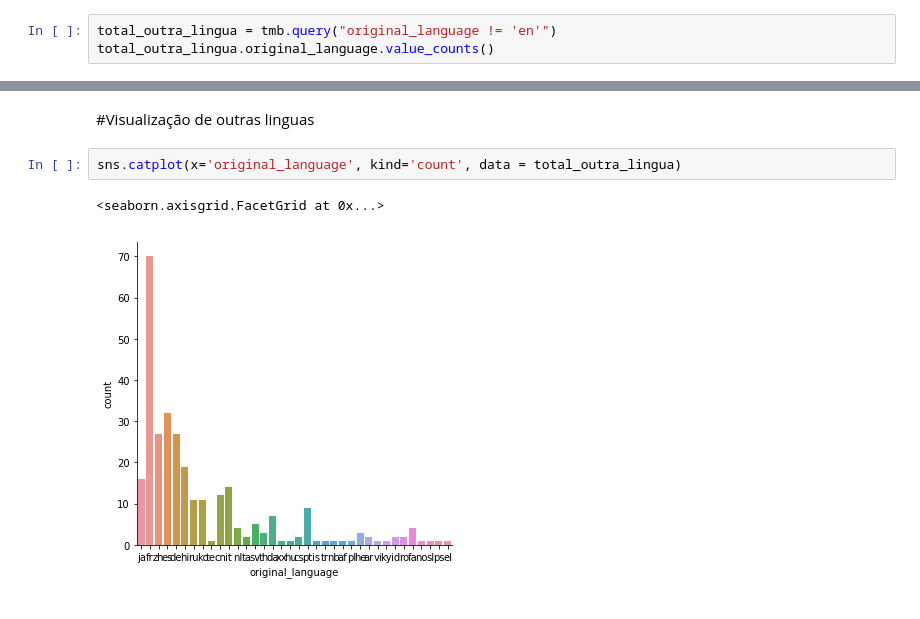
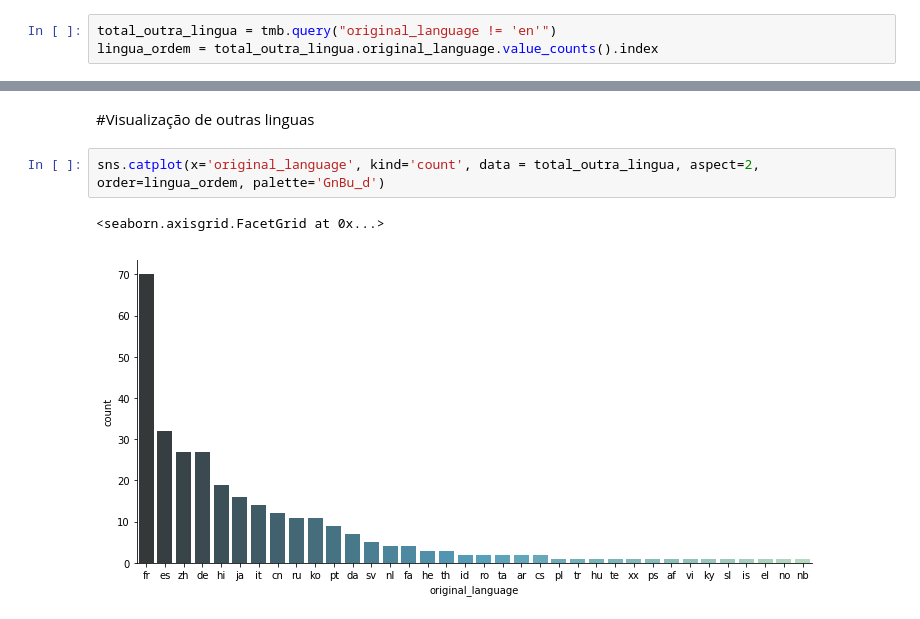
Before and after one commit to rafaelcamelo31/Introdu-o-a-Data-Science, a Jupyter notebook: Introdução_a_Data_Science.ipynb, the cells around one changed output, grey strips where cells are left out. Cells and saved outputs as stored; diff of their text form.

```diff
--- a/Introdução_a_Data_Science.ipynb
+++ b/Introdução_a_Data_Science.ipynb
@@ -224,4 +224,4 @@ sns.barplot(x='lingua', y='total', data = dados)
 [figure]
 # %%
 total_outra_lingua = tmb.query("original_language != 'en'")
-total_outra_lingua.original_language.value_counts()
+lingua_ordem = total_outra_lingua.original_language.value_counts().index
@@ -246,7 +228,7 @@ Name: original_language, dtype: int64
 # %% [markdown]
 #Visualização de outras linguas
 # %%
-sns.catplot(x='original_language', kind='count', data = total_outra_lingua)
+sns.catplot(x='original_language', kind='count', data = total_outra_lingua, aspect=2, order=lingua_ordem, palette='GnBu_d')
 # %% [output]
 <seaborn.axisgrid.FacetGrid at 0x...>
-[figure, old version]
+[figure, new version]
```
Also changed, not shown: parts of 15 cells of this notebook.
